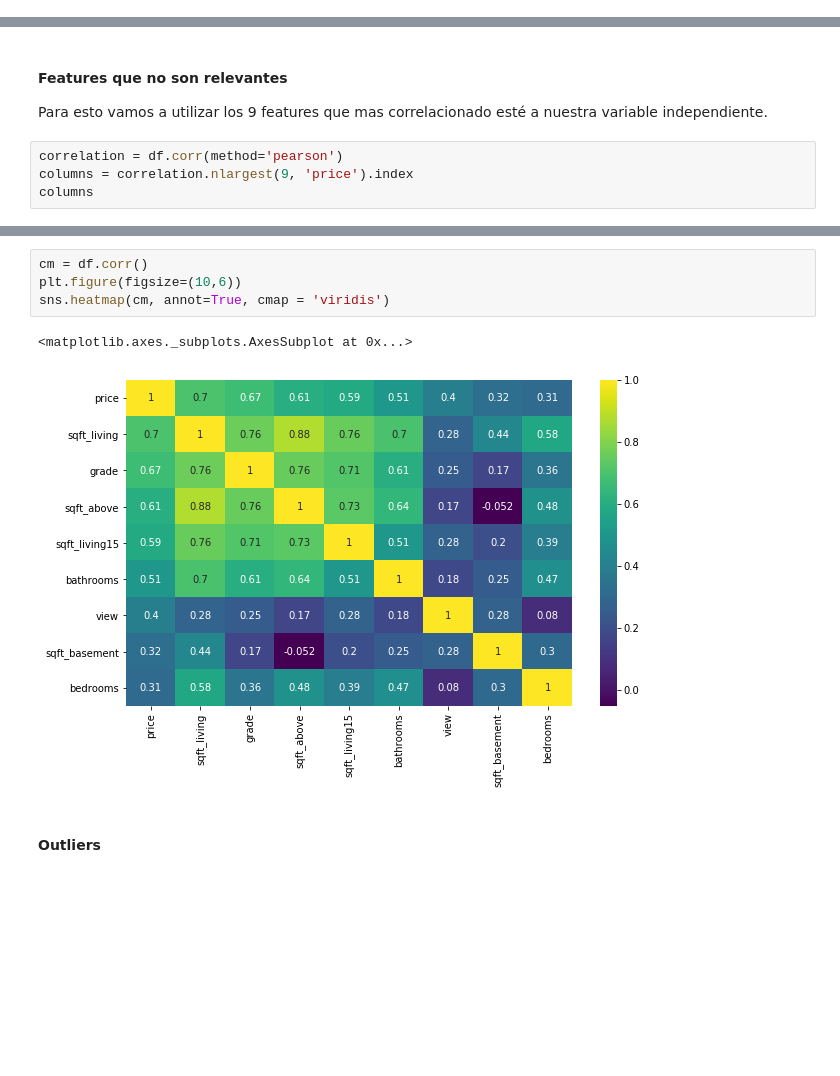
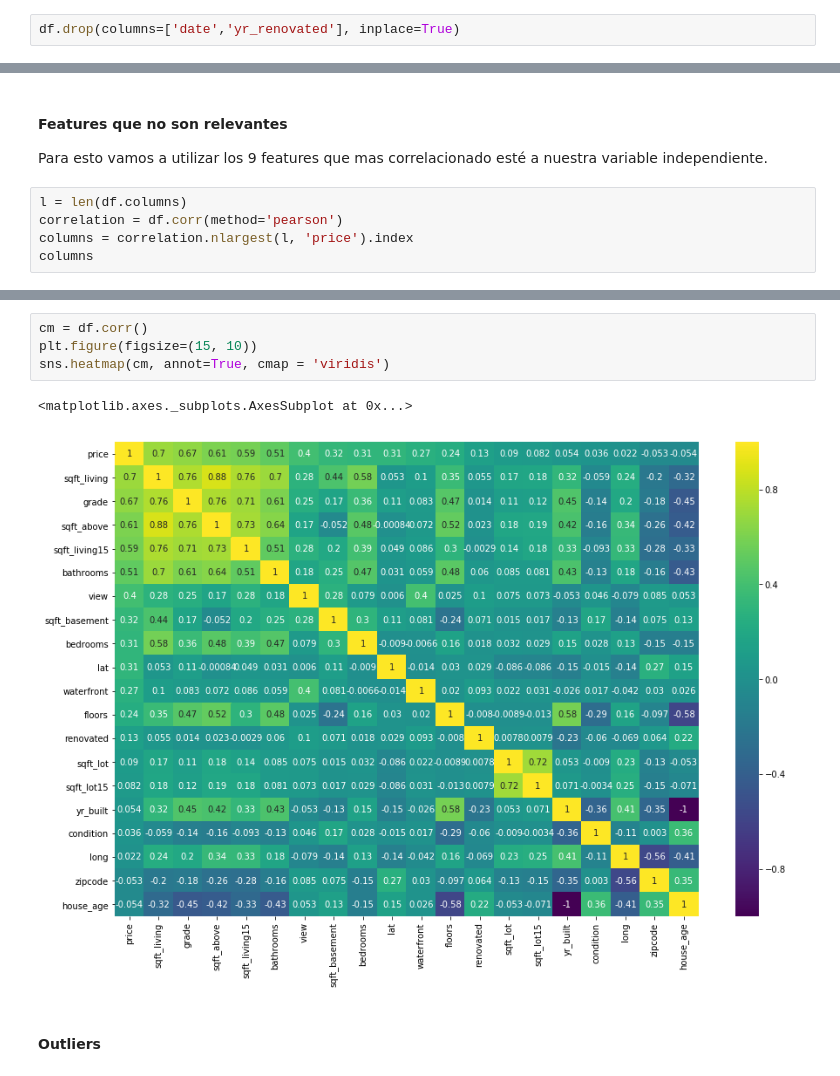
Before and after one commit to lezamora/house_prices, a Jupyter notebook: notebooks/02_hp-data-clean-and-feature-engineering.ipynb, the cells around one changed output, grey strips where cells are left out. Cells and saved outputs as stored; diff of their text form; blank space fills up the shorter version.

```diff
--- a/notebooks/02_hp-data-clean-and-feature-engineering.ipynb
+++ b/notebooks/02_hp-data-clean-and-feature-engineering.ipynb
@@ -75,6 +75,8 @@ df.head(5)
 | 2487200875 | 2014-12-09 | 604000 | 4 | 3 | 1960 | 5000 | 1 | 0 | 0 | 5 | ... |
 | 1954400510 | 2015-02-18 | 510000 | 3 | 2 | 1680 | 8080 | 1 | 0 | 0 | 3 | ... |
 5 rows × 22 columns
+# %%
+df.drop(columns=['date','yr_renovated'], inplace=True)
 # %% [markdown]
 #### Duplicados
 # %%
@@ -91,8 +93,9 @@ Cantidad de observaciones luego de eliminar duplicados: 21613.
 #### Features que no son relevantes
 Para esto vamos a utilizar los 9 features que mas correlacionado esté a nuestra variable independiente.
 # %%
+l = len(df.columns)
 correlation = df.corr(method='pearson')
-columns = correlation.nlargest(9, 'price').index
+columns = correlation.nlargest(l, 'price').index
 columns
 # %% [output]
 Index(['price', 'sqft_living', 'grade', 'sqft_above', 'sqft_living15',
@@ -112,10 +117,10 @@ df.head()
 # %%
 cm = df.corr()
-plt.figure(figsize=(10,6))
+plt.figure(figsize=(15, 10))
 sns.heatmap(cm, annot=True, cmap = 'viridis')
 # %% [output]
 <matplotlib.axes._subplots.AxesSubplot at 0x...>
-[figure, old version]
+[figure, new version]
 # %% [markdown]
 ####  Outliers
 # %%
```
Also changed, not shown: parts of 5 cells of this notebook, 7 other files.
